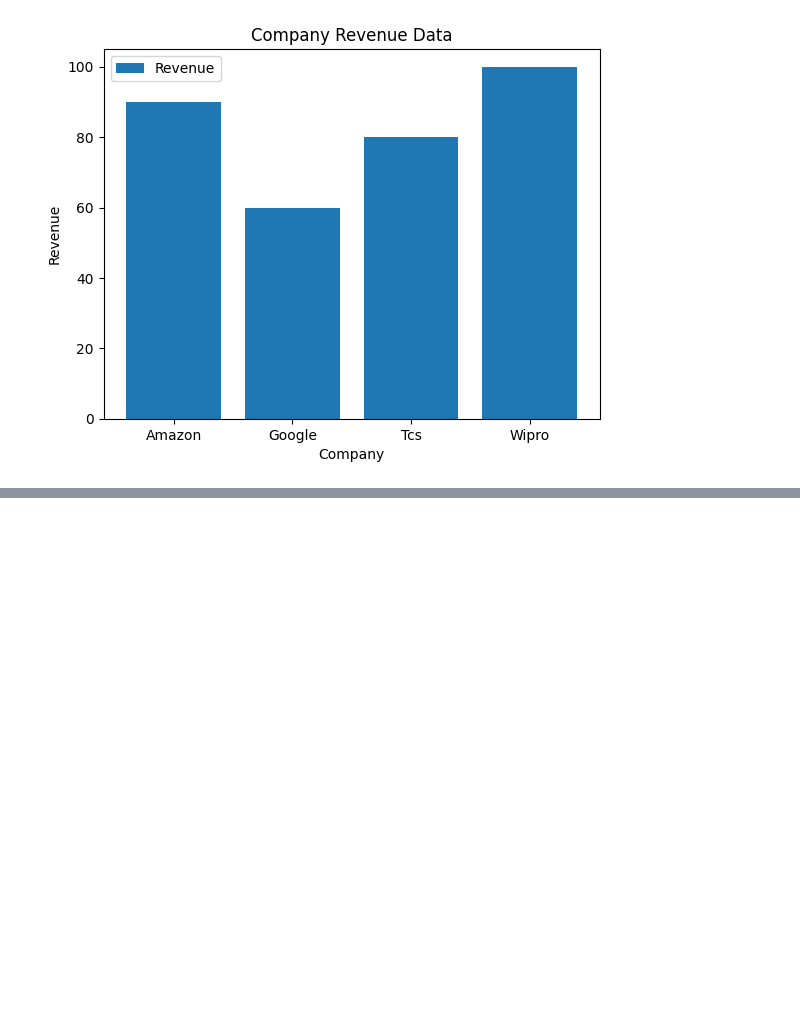
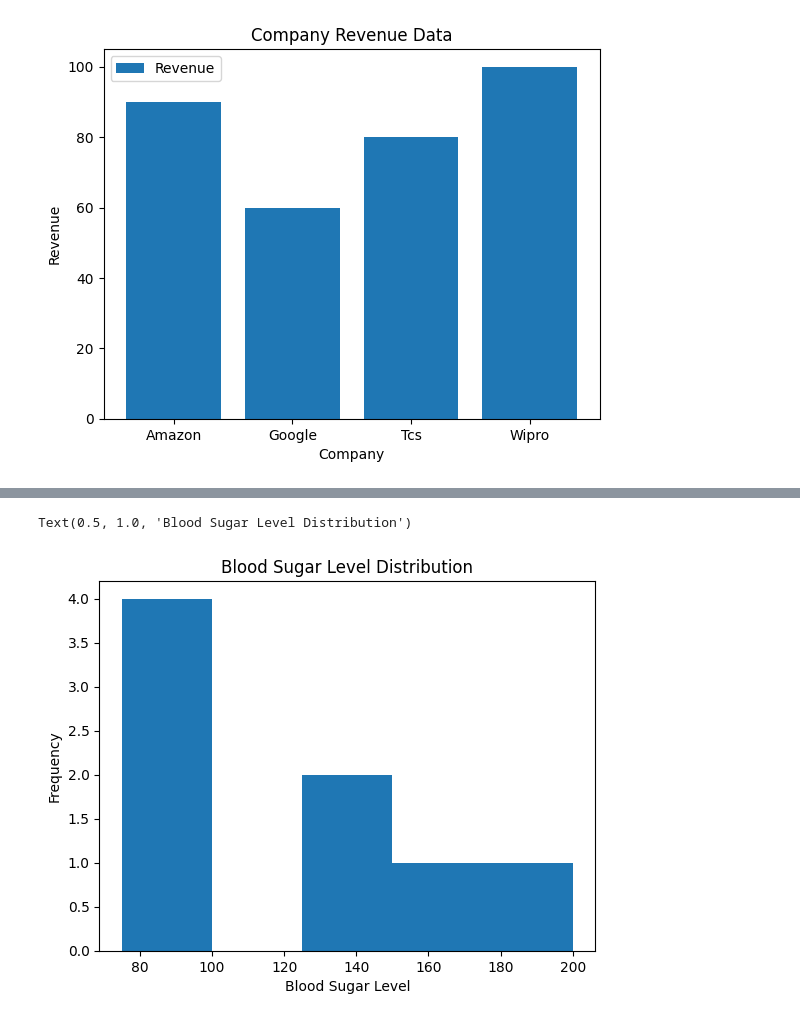
Before and after one commit to MuraliAirody/PyAi_Foundation, a Jupyter notebook: Matplotlib/1_matplotlib.ipynb, the cells around one changed output, grey strips where cells are left out. Cells and saved outputs as stored; diff of their text form; code cells hidden in the pictures; blank space fills up the shorter version.

```diff
--- a/Matplotlib/1_matplotlib.ipynb
+++ b/Matplotlib/1_matplotlib.ipynb
@@ -139,0 +161,21 @@ Text(0.5, 1.0, 'Company Revenue Data')
+# %%
+
+# ----------------------------------------------------
+# Histogram with custom bins
+# bins define the value ranges:
+# 75–100, 100–125, 125–150, 150–200
+# Values are counted based on which range they fall into
+# ----------------------------------------------------
+plt.hist(blood_sugar, bins=[75, 100, 125, 150, 200])
+
+# Label the X-axis
+plt.xlabel("Blood Sugar Level")
+
+# Label the Y-axis
+plt.ylabel("Frequency")
+
+# Add a title to describe the histogram
+plt.title("Blood Sugar Level Distribution")
+# %% [output]
+Text(0.5, 1.0, 'Blood Sugar Level Distribution')
+[figure, added]
```
Also changed, not shown: parts of 1 cell of this notebook.
